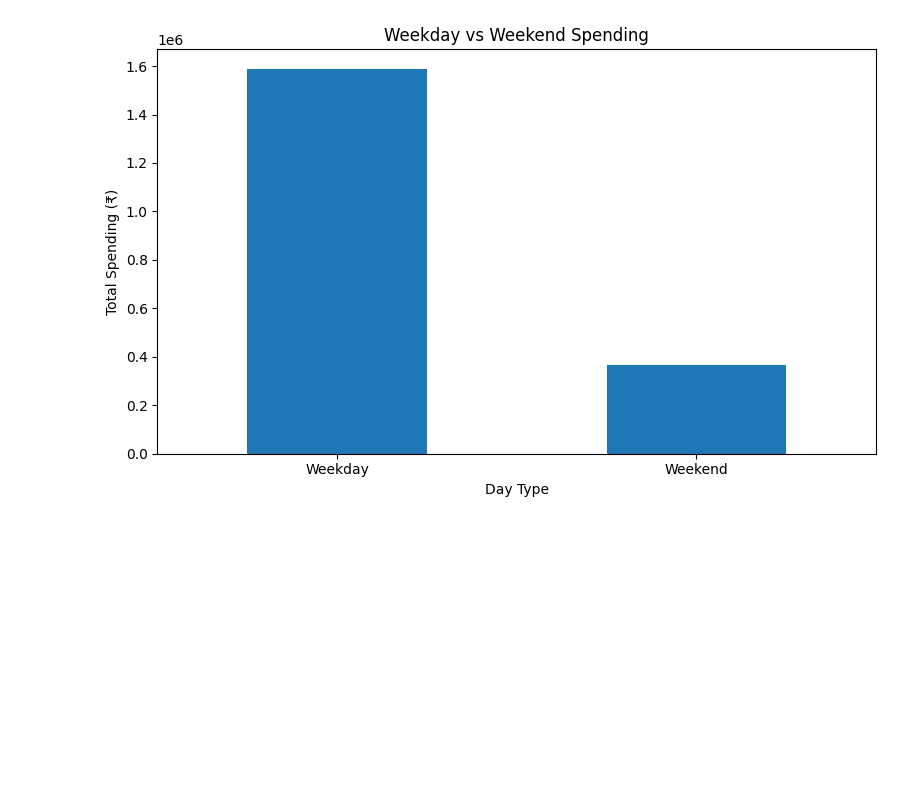
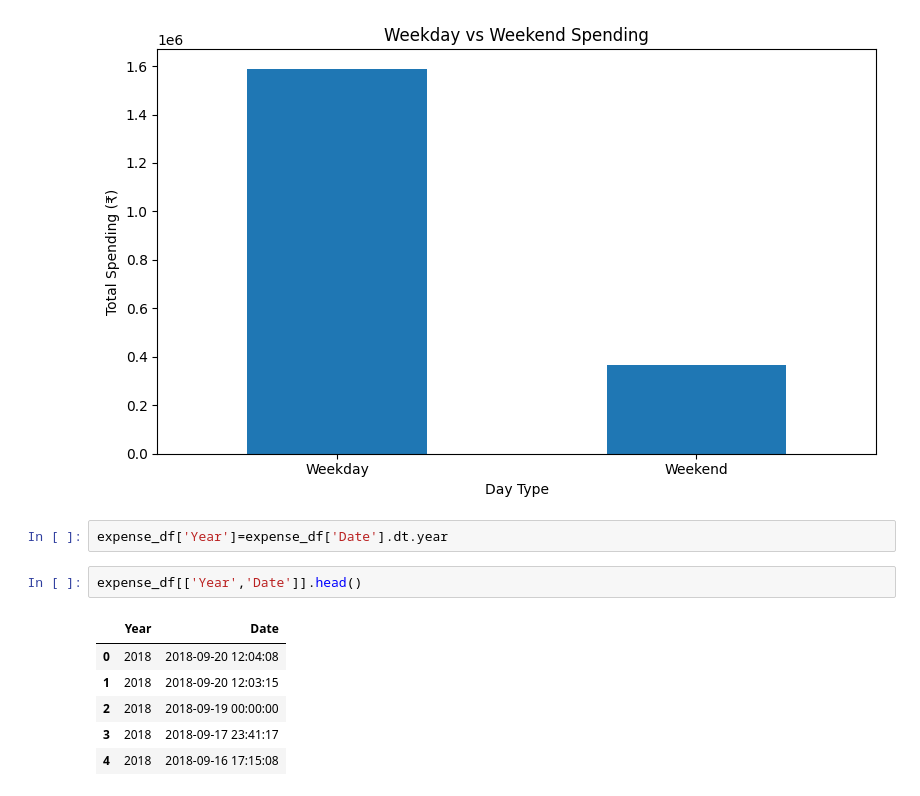
Before and after one commit to kailashchaudhary-p/Daily-Expense-Analyzer, a Jupyter notebook: Daily_Expense_Analyzer.ipynb, the cells around one changed output. Drawn from its saved outputs; the diff is of its cells as text; blank space fills up the shorter version.

```diff
--- a/Daily_Expense_Analyzer.ipynb
+++ b/Daily_Expense_Analyzer.ipynb
@@ -577,3 +577,14 @@ plt.tight_layout()
 plt.show()
 # %% [output]
 [figure]
+# %%
+expense_df['Year']=expense_df['Date'].dt.year
+# %%
+expense_df[['Year','Date']].head()
+# %% [output]
+|  | Year | Date |
+| 0 | 2018 | 2018-09-20 12:04:08 |
+| 1 | 2018 | 2018-09-20 12:03:15 |
+| 2 | 2018 | 2018-09-19 00:00:00 |
+| 3 | 2018 | 2018-09-17 23:41:17 |
+| 4 | 2018 | 2018-09-16 17:15:08 |
```
